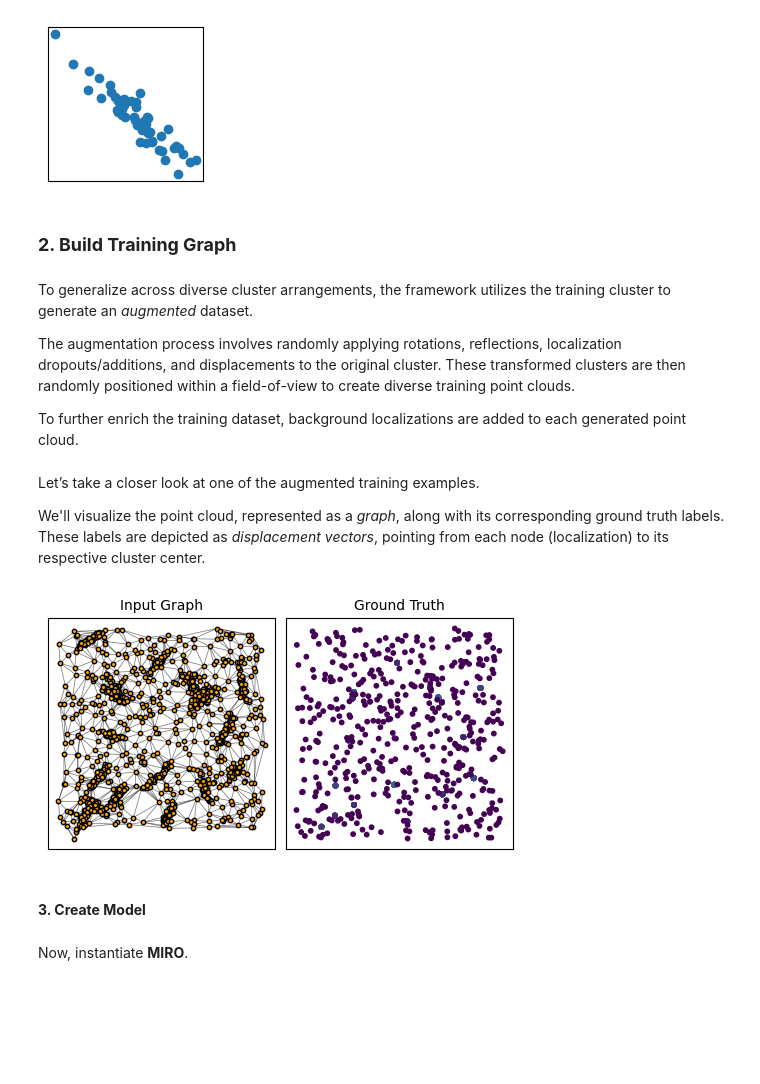
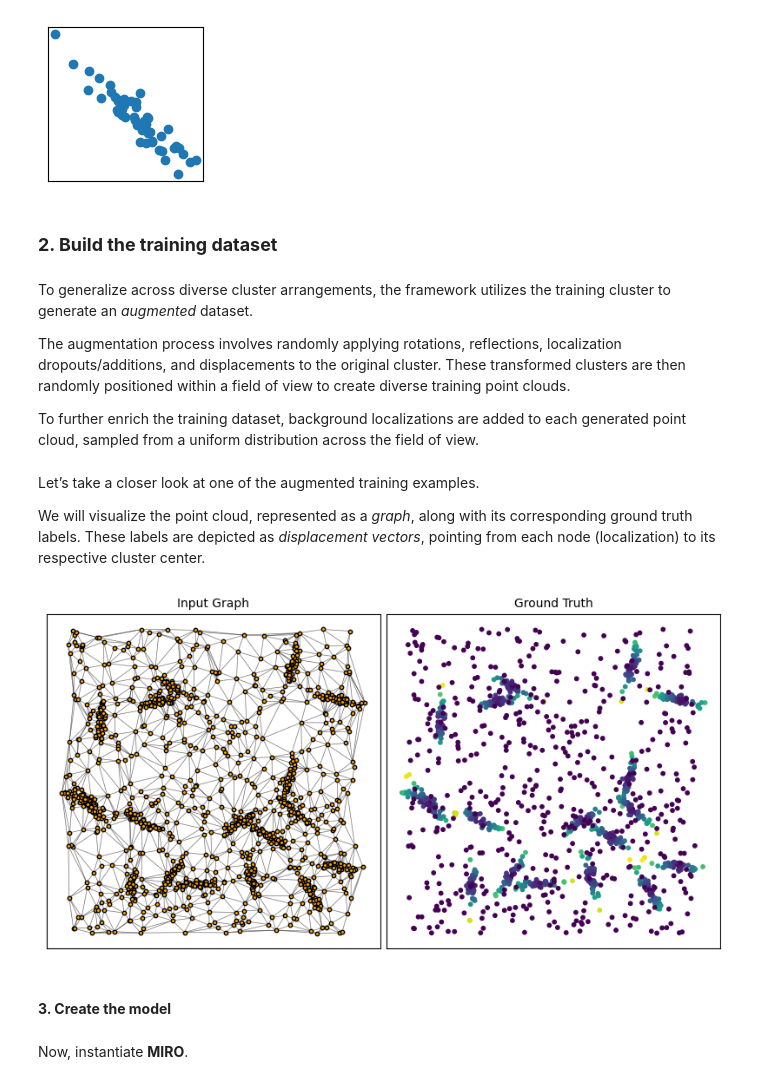
Before and after one commit to DeepTrackAI/MIRO, a Jupyter notebook: tutorial.ipynb, the cells around one changed output. Saved outputs shown, nothing was run; the diff lists cells and outputs as text; code cells hidden in the pictures; blank space fills up the shorter version.

```diff
--- a/tutorial.ipynb
+++ b/tutorial.ipynb
@@ -27,13 +27,13 @@ plt.show()
 # %% [output]
 [figure]
 # %% [markdown]
-### **2. Build Training Graph**
+### **2. Build the training dataset**
 # %% [markdown]
 To generalize across diverse cluster arrangements, the framework utilizes the training cluster to generate an _augmented_ dataset.
 
-The augmentation process involves randomly applying rotations, reflections, localization dropouts/additions, and displacements to the original cluster. These transformed clusters are then randomly positioned within a field-of-view to create diverse training point clouds.
+The augmentation process involves randomly applying rotations, reflections, localization dropouts/additions, and displacements to the original cluster. These transformed clusters are then randomly positioned within a field of view to create diverse training point clouds.
 
-To further enrich the training dataset, background localizations are added to each generated point cloud.
+To further enrich the training dataset, background localizations are added to each generated point cloud, sampled from a uniform distribution across the field of view.
 # %%
 import lib
 
@@ -54,7 +54,7 @@ augmented_dataset = graph_builder()
 # %% [markdown]
 Let’s take a closer look at one of the augmented training examples.
 
-We'll visualize the point cloud, represented as a _graph_, along with its corresponding ground truth labels. These labels are depicted as _displacement vectors_, pointing from each node (localization) to its respective cluster center.
+We will visualize the point cloud, represented as a _graph_, along with its corresponding ground truth labels. These labels are depicted as _displacement vectors_, pointing from each node (localization) to its respective cluster center.
 # %%
 import numpy as np
 
@@ -70,7 +70,7 @@ def plot_training_data(sample_idx):
     1. The input graph representation of the point cloud.
     2. The ground truth displacement vectors, visualized as the norm of the vectors.
     """
-    fig, ax = plt.subplots(1, 2, figsize=(6, 3))
+    fig, ax = plt.subplots(1, 2, figsize=(10, 5))
     data = augmented_dataset[sample_idx]
 
     # Plot the graph representation
@@ -78,39 +78,39 @@ def plot_training_data(sample_idx):
         x = [data["position"][edge[0]][0], data["position"][edge[1]][0]]
         y = [data["position"][edge[0]][1], data["position"][edge[1]][1]]
         ax[0].plot(x, y, color="black", linewidth=0.5, alpha=0.3)
     ax[0].scatter(
         data["position"][:, 0],
         data["position"][:, 1],
         s=10,
         zorder=2,
         c="orange",
         edgecolors="black",
     )
     ax[0].set_xticks([])
     ax[0].set_yticks([])
     ax[0].set_title("Input Graph", fontsize=10)
 
     # Plot the ground truth displacement vectors
     ax[1].scatter(
-        data["position"][:, 0] - data["y"][:, 0] * 0.2,
-        data["position"][:, 1] - data["y"][:, 1] * 0.2,
+        data["position"][:, 0],
+        data["position"][:, 1],
         c=np.linalg.norm(data["y"], axis=1),
         s=10,
     )
     ax[1].set_xticks([])
     ax[1].set_yticks([])
     ax[1].set_title("Ground Truth", fontsize=10)
 
-    plt.subplots_adjust(wspace=0.05)
+    plt.subplots_adjust(wspace=0.02)
     plt.show()
 
 
 random_sample_idx = np.random.randint(0, len(augmented_dataset))
 plot_training_data(random_sample_idx)
 # %% [output]
-[figure, old version]
+[figure, new version]
 # %% [markdown]
-#### **3. Create Model**
+#### **3. Create the model**
 # %% [markdown]
 Now, instantiate **MIRO**.
 # %%
```
Also changed, not shown: parts of 4 cells of this notebook.
